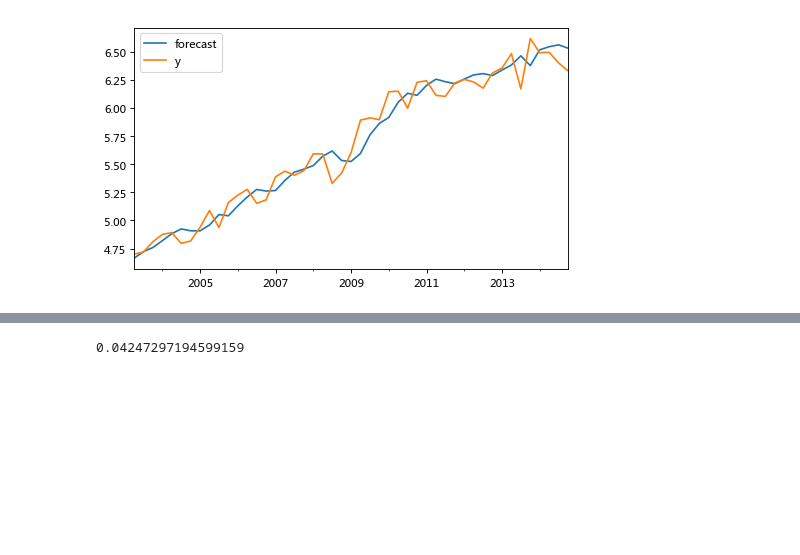
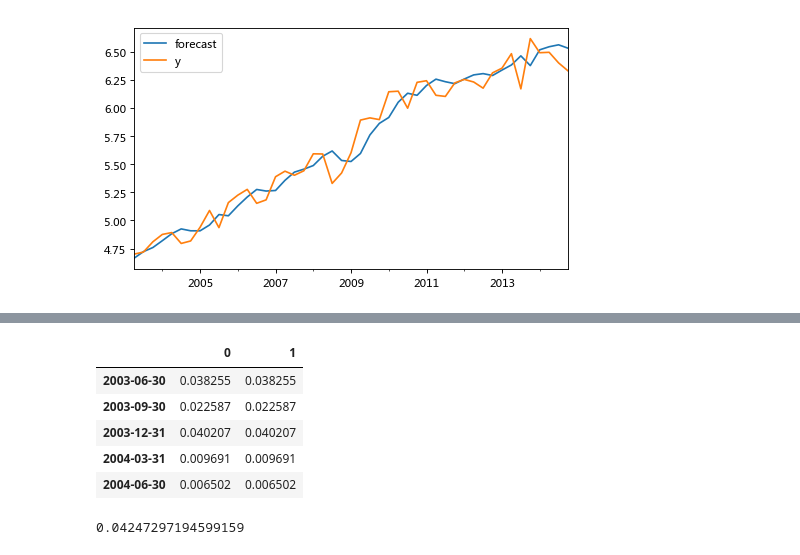
Before and after one commit to Rickiegg/statistics_by_python, a Jupyter notebook: week17_ts_capstone.ipynb, the cells around one changed output, grey strips where cells are left out. Saved outputs shown, nothing was run; the diff lists cells and outputs as text; code cells hidden in the pictures; blank space fills up the shorter version.

```diff
--- a/week17_ts_capstone.ipynb
+++ b/week17_ts_capstone.ipynb
@@ -235,3 +258,13 @@ plt.show()
+# %%
+pd.concat([model_fit.predict(),model_fit.fittedvalues],axis=1).head()
+# model_fit.predict()
+# %% [output]
+|  | 0 | 1 |
+| 2003-06-30 | 0.038255 | 0.038255 |
+| 2003-09-30 | 0.022587 | 0.022587 |
+| 2003-12-31 | 0.040207 | 0.040207 |
+| 2004-03-31 | 0.009691 | 0.009691 |
+| 2004-06-30 | 0.006502 | 0.006502 |
 # %%
 mape = np.mean(np.abs(fc - test.values)/np.abs(test.values))  # MAPE Mean Absolute Percentage Error (MAPE)
 mape
```
Also changed, not shown: parts of 12 cells of this notebook, 1 other file.
